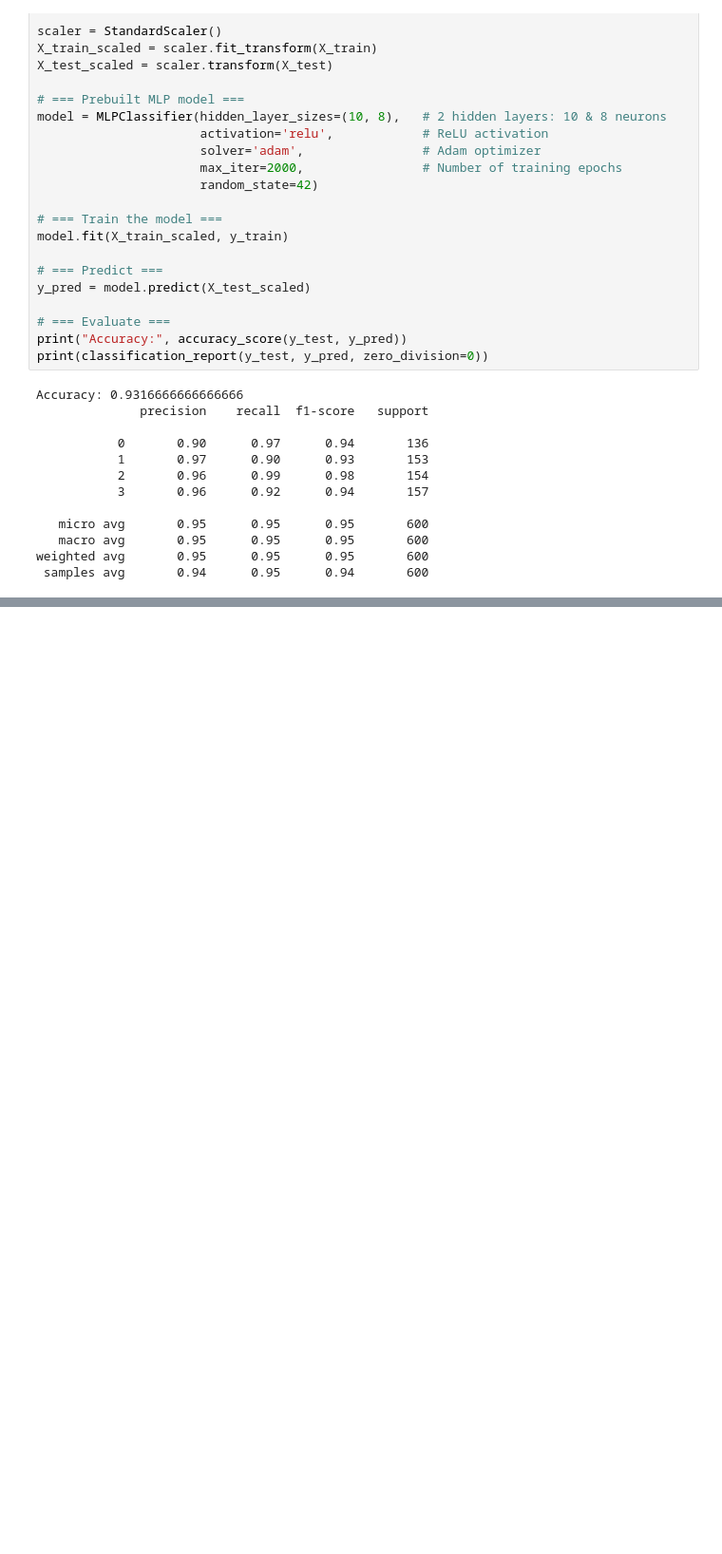
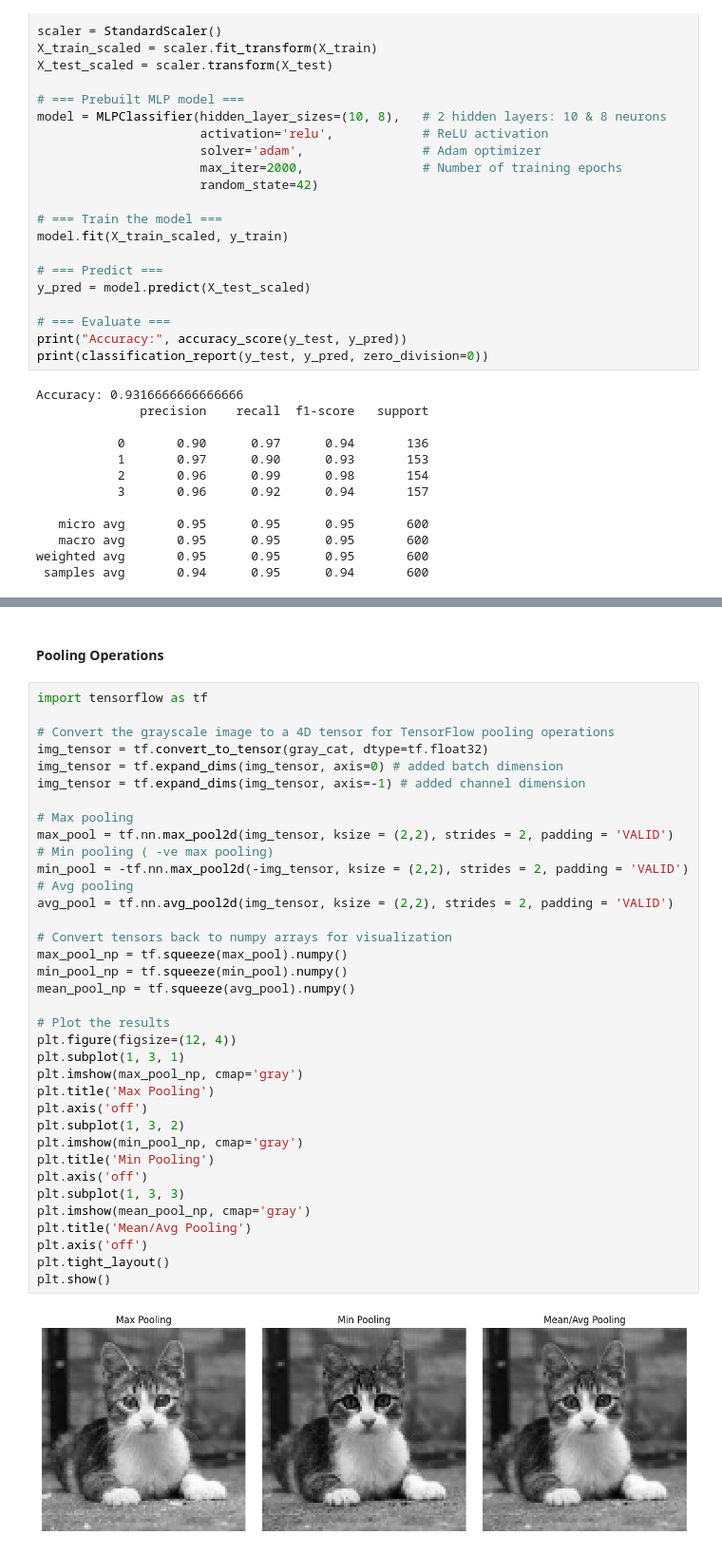
Before and after one commit to aditya230302/CODE-COLLECTION, a Jupyter notebook: DL_Models.ipynb, the cells around one changed output, grey strips where cells are left out. Shown at 95% size. Cells and saved outputs as stored; diff of their text form; blank space fills up the shorter version.

```diff
--- a/DL_Models.ipynb
+++ b/DL_Models.ipynb
@@ -428,0 +599,40 @@ weighted avg       0.95      0.95      0.95       600
+# %% [markdown]
+#### **Pooling Operations**
+# %%
+import tensorflow as tf
+
+# Convert the grayscale image to a 4D tensor for TensorFlow pooling operations
+img_tensor = tf.convert_to_tensor(gray_cat, dtype=tf.float32)
+img_tensor = tf.expand_dims(img_tensor, axis=0) # added batch dimension
+img_tensor = tf.expand_dims(img_tensor, axis=-1) # added channel dimension
+
+# Max pooling
+max_pool = tf.nn.max_pool2d(img_tensor, ksize = (2,2), strides = 2, padding = 'VALID')
+# Min pooling ( -ve max pooling)
+min_pool = -tf.nn.max_pool2d(-img_tensor, ksize = (2,2), strides = 2, padding = 'VALID')
+# Avg pooling
+avg_pool = tf.nn.avg_pool2d(img_tensor, ksize = (2,2), strides = 2, padding = 'VALID')
+
+# Convert tensors back to numpy arrays for visualization
+max_pool_np = tf.squeeze(max_pool).numpy()
+min_pool_np = tf.squeeze(min_pool).numpy()
+mean_pool_np = tf.squeeze(avg_pool).numpy()
+
+# Plot the results
+plt.figure(figsize=(12, 4))
+plt.subplot(1, 3, 1)
+plt.imshow(max_pool_np, cmap='gray')
+plt.title('Max Pooling')
+plt.axis('off')
+plt.subplot(1, 3, 2)
+plt.imshow(min_pool_np, cmap='gray')
+plt.title('Min Pooling')
+plt.axis('off')
+plt.subplot(1, 3, 3)
+plt.imshow(mean_pool_np, cmap='gray')
+plt.title('Mean/Avg Pooling')
+plt.axis('off')
+plt.tight_layout()
+plt.show()
+# %% [output]
+[figure, added]
```
Also changed, not shown: parts of 12 cells of this notebook.
